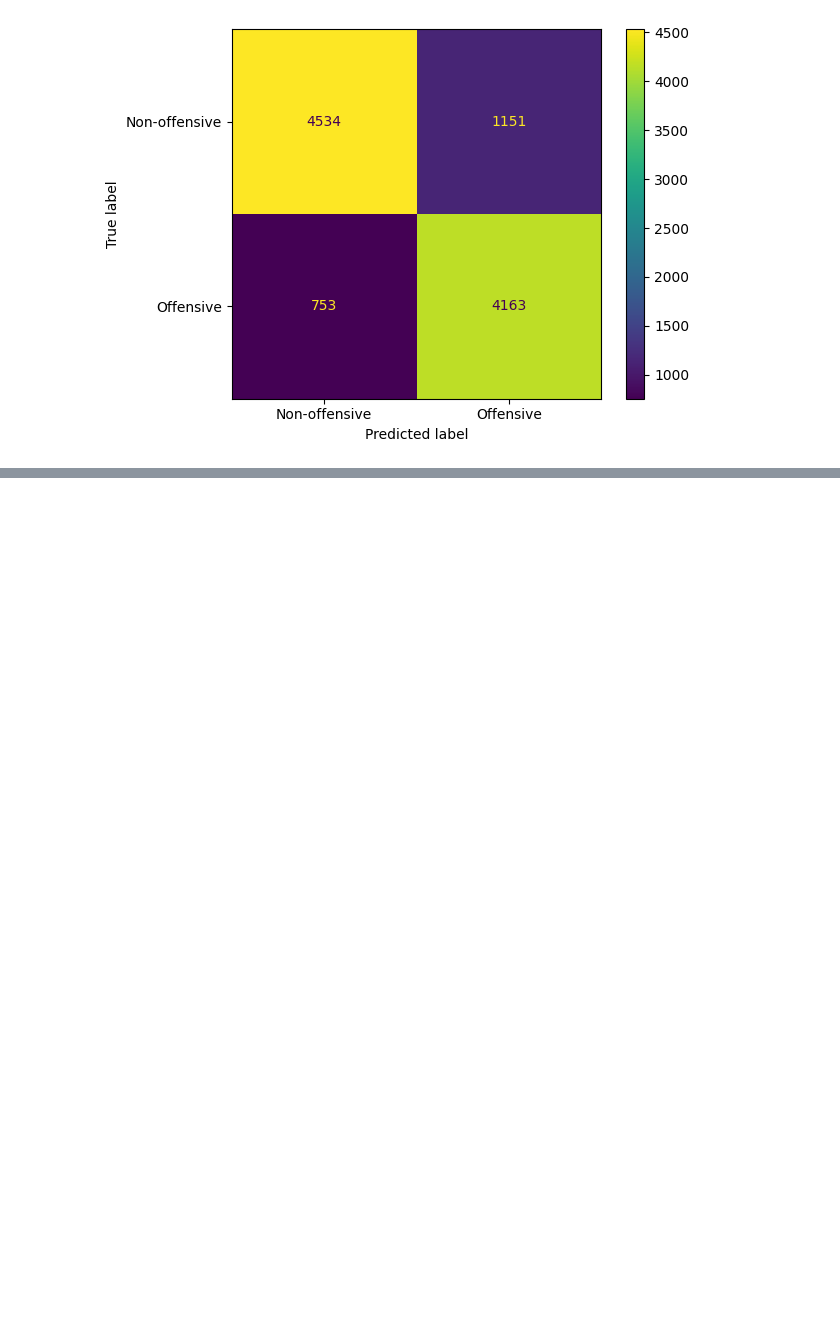
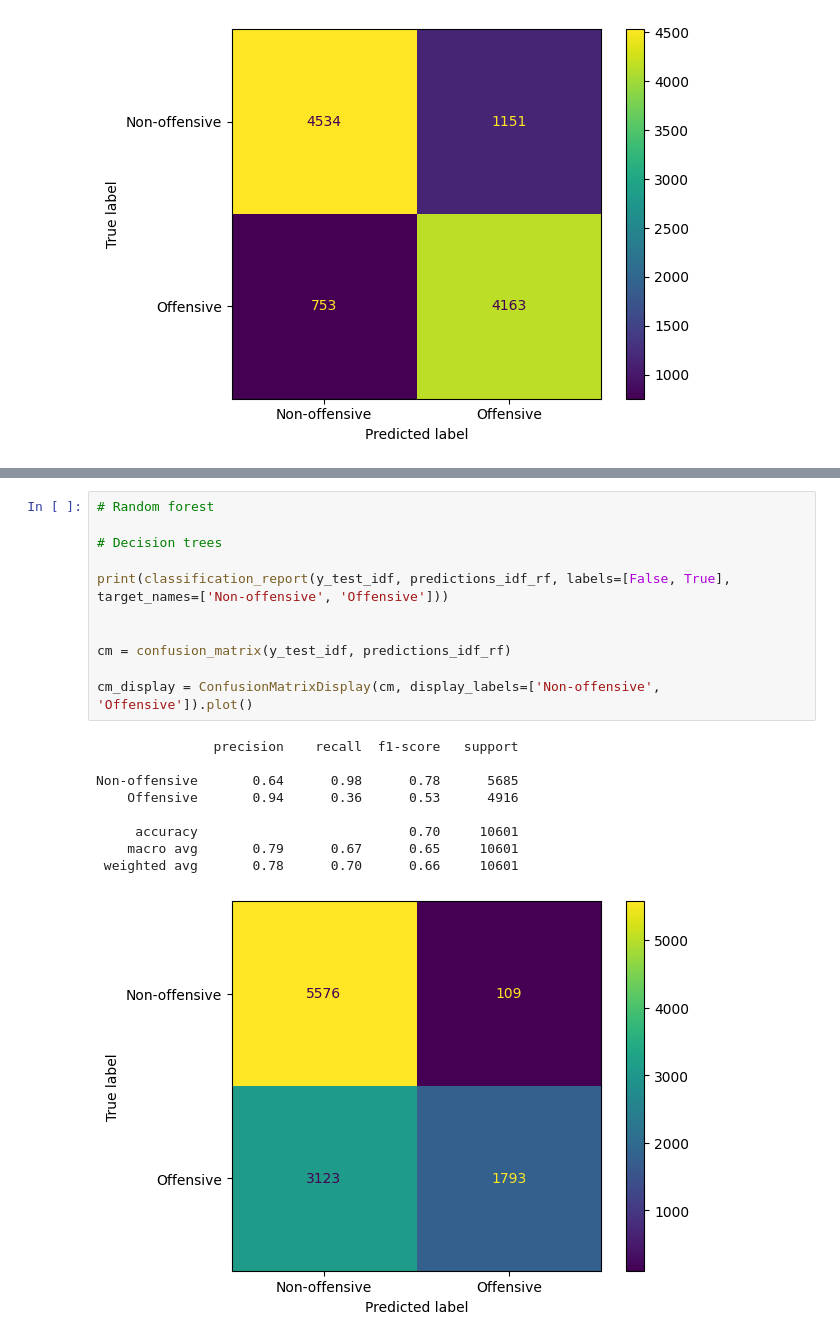
Before and after one commit to emirryilmazz/Team10_ClassificationOfInappropriateOrOffensiveText, a Jupyter notebook: project.ipynb, the cells around one changed output, grey strips where cells are left out. Drawn from its saved outputs; the diff is of its cells as text; blank space fills up the shorter version.

```diff
--- a/project.ipynb
+++ b/project.ipynb
@@ -533,0 +555,21 @@ Non-offensive       0.86      0.80      0.83      5685
+# %%
+# Random forest
+
+# Decision trees
+
+print(classification_report(y_test_idf, predictions_idf_rf, labels=[False, True], target_names=['Non-offensive', 'Offensive']))
+
+
+cm = confusion_matrix(y_test_idf, predictions_idf_rf)
+
+cm_display = ConfusionMatrixDisplay(cm, display_labels=['Non-offensive', 'Offensive']).plot()
+# %% [output]
+               precision    recall  f1-score   support
+
+Non-offensive       0.64      0.98      0.78      5685
+    Offensive       0.94      0.36      0.53      4916
+
+     accuracy                           0.70     10601
+    macro avg       0.79      0.67      0.65     10601
+ weighted avg       0.78      0.70      0.66     10601
+[figure, added]
```
Also changed, not shown: parts of 4 cells of this notebook.
